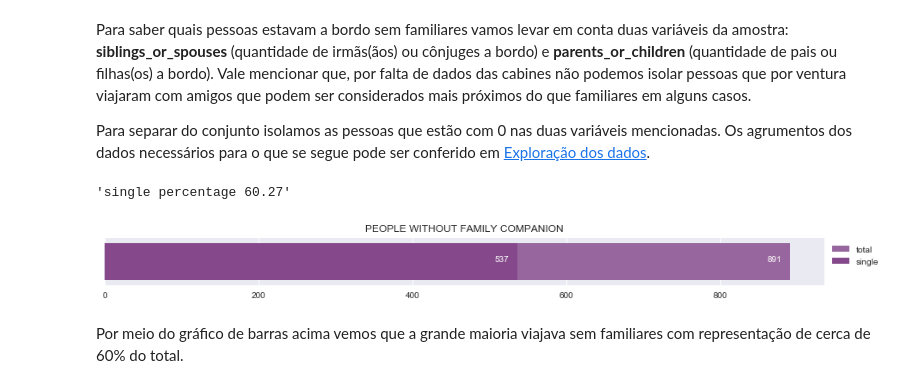
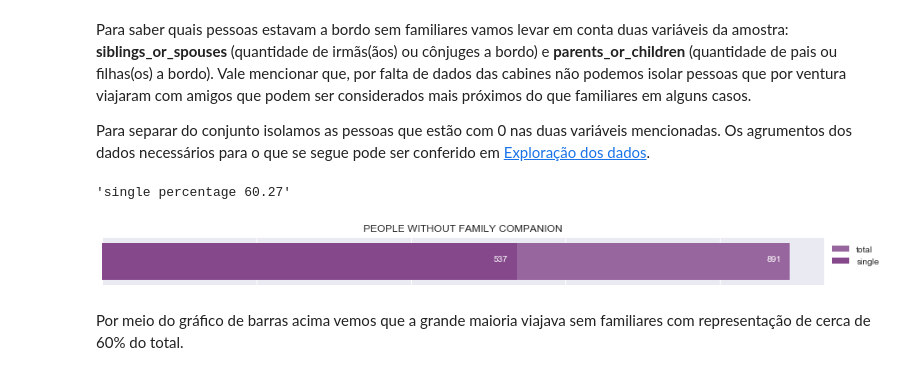
Before and after one commit to aguiarsouzatiz/udacity-nanodegree-data-science, a Jupyter notebook: 02 Data Analysis Titanic Data/data_analysis_titanic_data.ipynb, the cells around one changed output. Saved outputs shown, nothing was run; the diff lists cells and outputs as text; code cells hidden in the pictures.

Commit message:
Fixes charts after review

```diff
--- a/02 Data Analysis Titanic Data/data_analysis_titanic_data.ipynb
+++ b/02 Data Analysis Titanic Data/data_analysis_titanic_data.ipynb
@@ -284,20 +282,21 @@ Para separar do conjunto isolamos as pessoas que estão com 0 nas duas variávei
 # %%
 figure, ax = plt.subplots(1,1, figsize=(15,1))
 plot_companion_total = sns.barplot(x='All', data=companion_amount, label='total', color=st.color_family, ci=None)
 plot_companion_single = sns.barplot(x='single', data=companion_amount, label='single', color=st.color_single, ci=None)
 ax.legend(ncol=1, loc=0, bbox_to_anchor=(1, 1))
 pf.set_title(plot_companion_total, 'People without family companion')
 
 for index, item in companion_amount[['single','All']].iteritems():
     ax.text(item.values[0] - 30, 0, item.values[0], color='#ffffff')
 
 ax.label_outer()
 ax.set_xlabel('')
+ax.set_xticklabels('')
 
 f'single percentage {round(dm.get_percent_of(companion_amount["single"], companion_amount["All"])["All"], 2)}'
 # %% [output]
 'single percentage 60.27'
-[figure, old version]
+[figure, new version]
 # %% [markdown]
 Por meio do gráfico de barras acima vemos que a grande maioria viajava sem familiares com representação de cerca de 60% do total.
 # %% [markdown]
```
Also changed, not shown: parts of 5 cells of this notebook, 1 other file.
